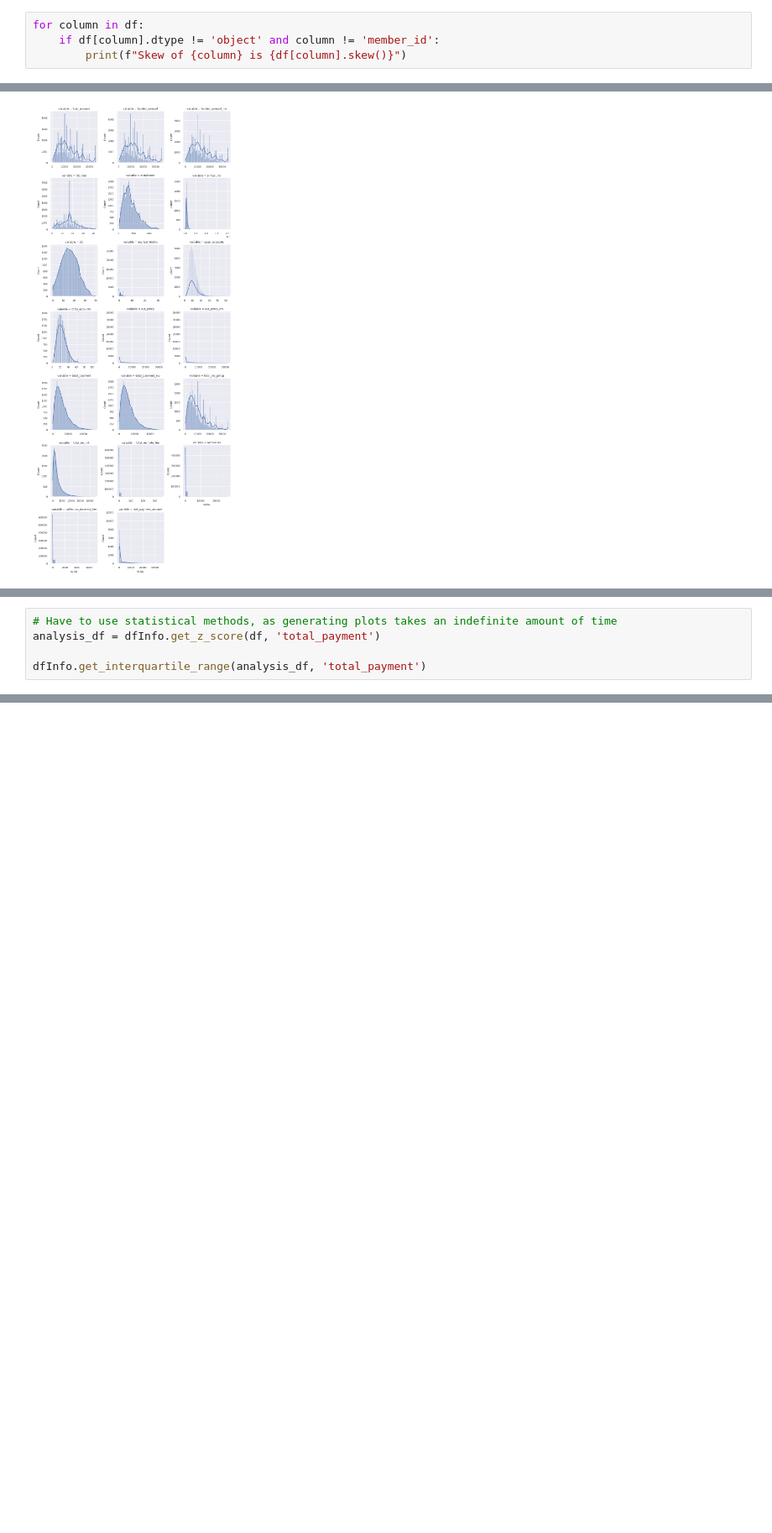
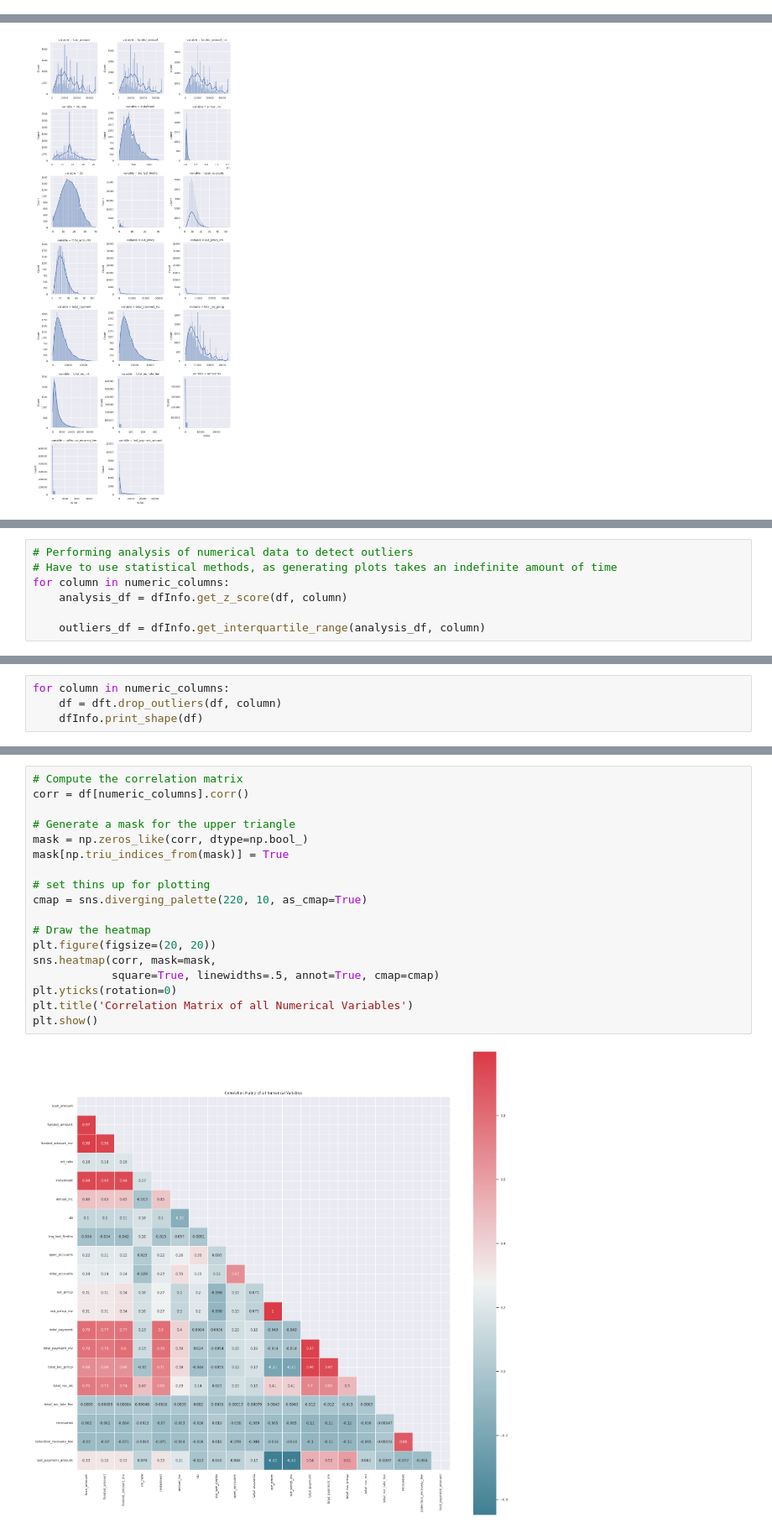
Before and after one commit to WillBoyer/exploratory-data-analysis---customer-loans-in-finance521, a Jupyter notebook: data_exploration.ipynb, the cells around one changed output, grey strips where cells are left out. Shown at 84% size. Saved outputs shown, nothing was run; the diff lists cells and outputs as text; blank space fills up the shorter version.

```diff
--- a/data_exploration.ipynb
+++ b/data_exploration.ipynb
@@ -74,7 +96,3 @@ Column 'purpose' has 14 unique values
 Column 'policy_code' has 1 unique values
 Column 'application_type' has 1 unique values
 The dataframe has 54100 rows and 38 columns
-# %%
-for column in df:
-    if df[column].dtype != 'object' and column != 'member_id':
-        print(f"Skew of {column} is {df[column].skew()}")
@@ -135,6 +174,8 @@ Plotter.show_all_skews(df, numeric_columns)
 # %%
+# Performing analysis of numerical data to detect outliers
 # Have to use statistical methods, as generating plots takes an indefinite amount of time
-analysis_df = dfInfo.get_z_score(df, 'total_payment')
+for column in numeric_columns:
+    analysis_df = dfInfo.get_z_score(df, column)
 
-dfInfo.get_interquartile_range(analysis_df, 'total_payment')
+    outliers_df = dfInfo.get_interquartile_range(analysis_df, column)
 # %% [output]
@@ -164,0 +216,4 @@ See the caveats in the documentation: https://pandas.pydata.org/pandas-docs/stab
+# %%
+for column in numeric_columns:
+    df = dft.drop_outliers(df, column)
+    dfInfo.print_shape(df)
@@ -164,0 +241,20 @@ See the caveats in the documentation: https://pandas.pydata.org/pandas-docs/stab
+# %%
+# Compute the correlation matrix
+corr = df[numeric_columns].corr()
+
+# Generate a mask for the upper triangle
+mask = np.zeros_like(corr, dtype=np.bool_)
+mask[np.triu_indices_from(mask)] = True
+
+# set thins up for plotting
+cmap = sns.diverging_palette(220, 10, as_cmap=True)
+
+# Draw the heatmap
+plt.figure(figsize=(20, 20))
+sns.heatmap(corr, mask=mask,
+            square=True, linewidths=.5, annot=True, cmap=cmap)
+plt.yticks(rotation=0)
+plt.title('Correlation Matrix of all Numerical Variables')
+plt.show()
+# %% [output]
+[figure, added]
```
Also changed, not shown: parts of 21 cells of this notebook, 2 other files.
